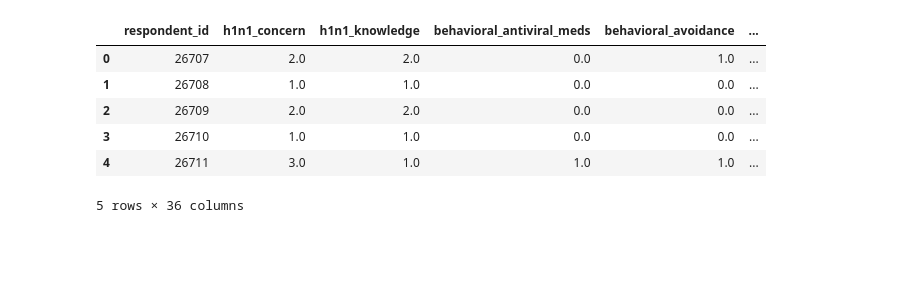
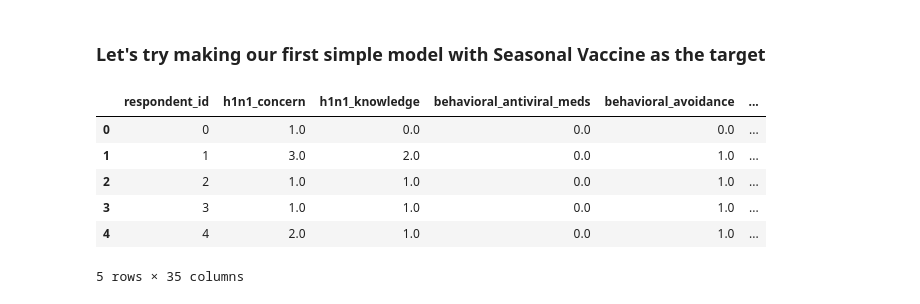
Before and after one commit to VinnieA3/dsc-phase-3-project, a Jupyter notebook: albert_notebook.ipynb, the cells around one changed output. Cells and saved outputs as stored; diff of their text form; code cells hidden in the pictures; blank space fills up the shorter version.

```diff
--- a/albert_notebook.ipynb
+++ b/albert_notebook.ipynb
@@ -5,3 +17,4 @@ import pandas as pd
 # %%
-test = pd.read_csv('Flu_Shot_Learning_Predict_H1N1_and_Seasonal_Flu_Vaccines_-_Test_Features.csv')
-train = pd.read_csv('Flu_Shot_Learning_Predict_H1N1_and_Seasonal_Flu_Vaccines_-_Training_Features.csv')
+# test = pd.read_csv('Flu_Shot_Learning_Predict_H1N1_and_Seasonal_Flu_Vaccines_-_Test_Features.csv')
+df = pd.read_csv('Flu_Shot_Learning_Predict_H1N1_and_Seasonal_Flu_Vaccines_-_Training_Features.csv')
+target = pd.read_csv('Flu_Shot_Learning_Predict_H1N1_and_Seasonal_Flu_Vaccines_-_Training_Labels.csv')
@@ -17,0 +90,3 @@ test.head()
+# %%
+merged_df = df.merge(target, on='respondent_id')
+merged_df.head()
@@ -37,0 +249,5 @@ Name: employment_occupation, dtype: int64
+# %%
+# Dropping employment_industry and employment occupation and hss_geo_region
+
+merged_df = merged_df.drop(columns=['employment_occupation', 'employment_industry', 'hhs_geo_region'])
+merged_df.head()
@@ -38,10 +261,17 @@ Name: employment_occupation, dtype: int64
+# %% [markdown]
+### Let's try making our first simple model with Seasonal Vaccine as the target
+# %%
+# Set up our X and y
+
+X = merged_df.drop(['seasonal_vaccine', 'h1n1_vaccine'], axis=1)
+y = merged_df['seasonal_vaccine']
 # %%
-test.head()
+X.head()
 # %% [output]
 |  | respondent_id | h1n1_concern | h1n1_knowledge | behavioral_antiviral_meds | behavioral_avoidance | ... |
-| 0 | 26707 | 2.0 | 2.0 | 0.0 | 1.0 | ... |
-| 1 | 26708 | 1.0 | 1.0 | 0.0 | 0.0 | ... |
-| 2 | 26709 | 2.0 | 2.0 | 0.0 | 0.0 | ... |
-| 3 | 26710 | 1.0 | 1.0 | 0.0 | 0.0 | ... |
-| 4 | 26711 | 3.0 | 1.0 | 1.0 | 1.0 | ... |
+| 0 | 0 | 1.0 | 0.0 | 0.0 | 0.0 | ... |
+| 1 | 1 | 3.0 | 2.0 | 0.0 | 1.0 | ... |
+| 2 | 2 | 1.0 | 1.0 | 0.0 | 1.0 | ... |
+| 3 | 3 | 1.0 | 1.0 | 0.0 | 1.0 | ... |
+| 4 | 4 | 2.0 | 1.0 | 0.0 | 1.0 | ... |
-5 rows × 36 columns
+5 rows × 35 columns
```
Also changed, not shown: parts of 38 cells of this notebook, 1 other file.
